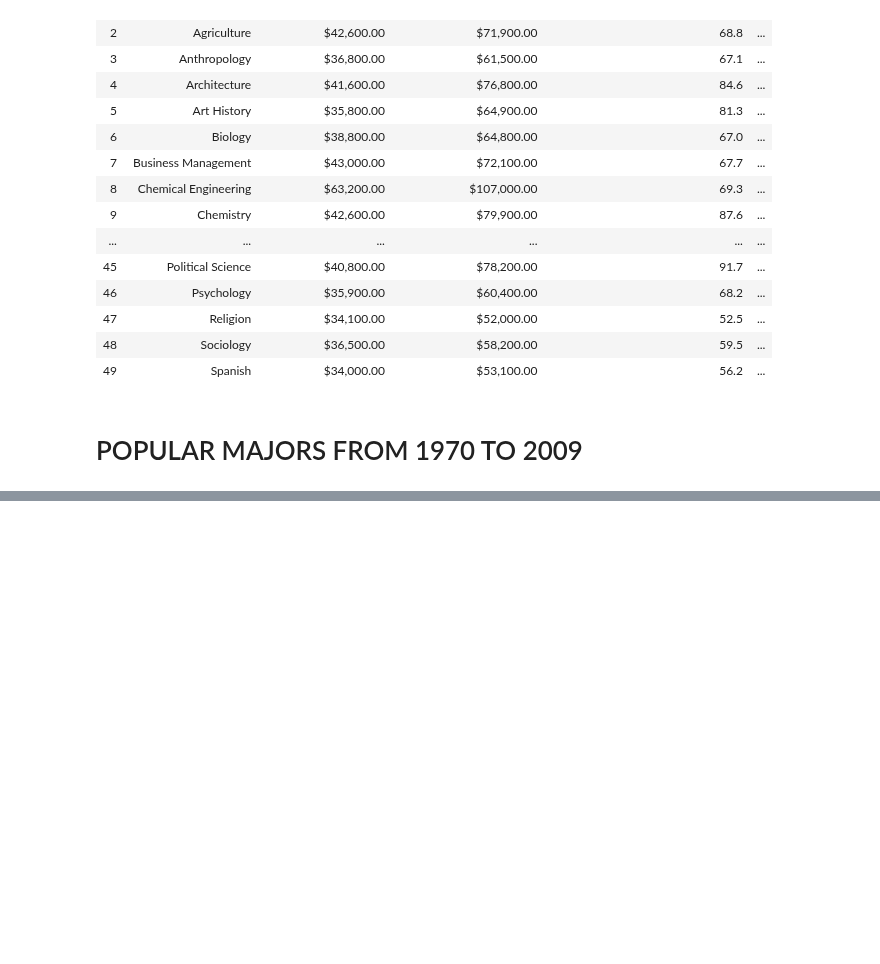
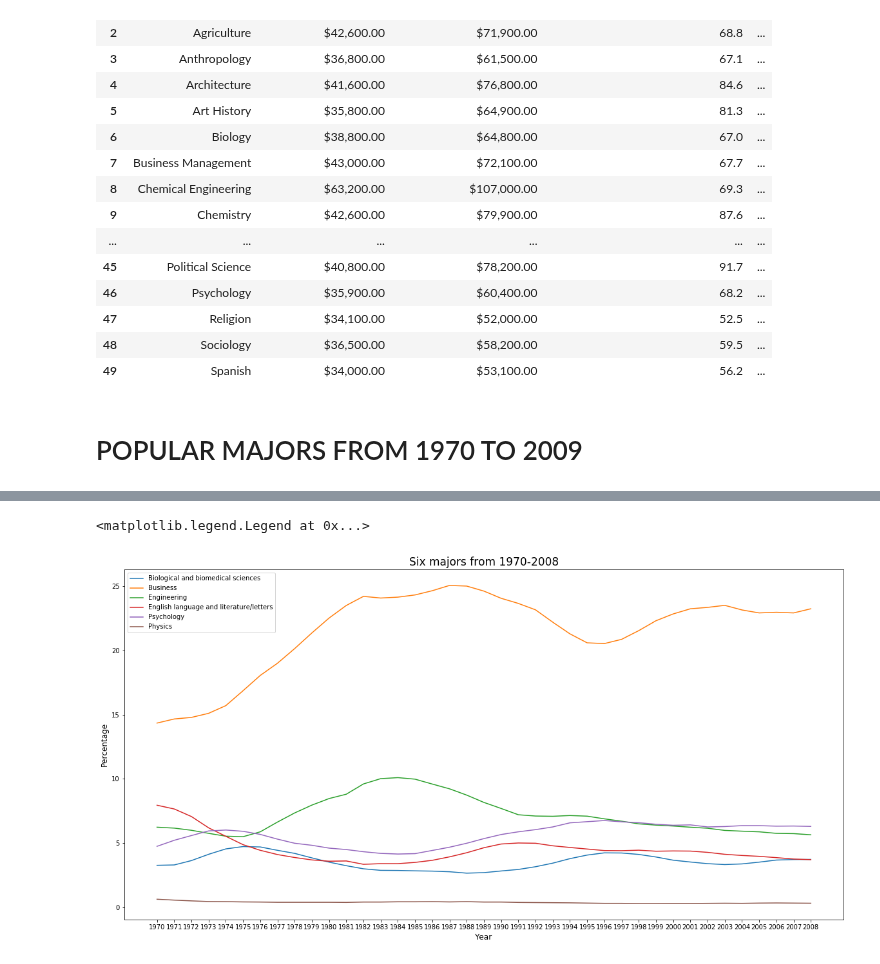
Before and after one commit to COGS108/group027, a Jupyter notebook: FinalProject.ipynb, the cells around one changed output, grey strips where cells are left out. Cells and saved outputs as stored; diff of their text form; code cells hidden in the pictures; blank space fills up the shorter version.

```diff
--- a/FinalProject.ipynb
+++ b/FinalProject.ipynb
@@ -357,0 +336,35 @@ phy =  df_combinedMajors['Physics']
+# %%
+# extract 6 majors we intended to graph
+bio = df_combinedMajors['Biology']
+busi = df_combinedMajors['Business']
+eng = df_combinedMajors['Engineering']
+english_lit = df_combinedMajors['English']
+psy = df_combinedMajors['Pyschology']
+phy =  df_combinedMajors['Physics']
+
+y1 = df_combinedMajors['Biology']
+y2 = df_combinedMajors['Business']
+y3 = df_combinedMajors['Engineering']
+y4 = df_combinedMajors['English']
+y5 = df_combinedMajors['Pyschology']
+y6 = df_combinedMajors['Physics']
+
+
+# set larger size for graph
+plt.figure(figsize=(20,10))
+
+# now graph them
+plt.plot( y1, label = 'Biological and biomedical sciences' )
+plt.plot( y2, label = 'Business' )
+plt.plot( y3, label = 'Engineering' )
+plt.plot( y4, label = 'English language and literature/letters' )
+plt.plot( y5, label = 'Psychology' )
+plt.plot( y6, label = 'Physics' )
+plt.xlabel('Year', fontsize=12)
+plt.ylabel('Percentage', fontsize=12)
+
+plt.title("Six majors from 1970-2008", fontsize=17)
+plt.legend()
+# %% [output]
+<matplotlib.legend.Legend at 0x...>
+[figure, added]
```
Also changed, not shown: parts of 13 cells of this notebook.
